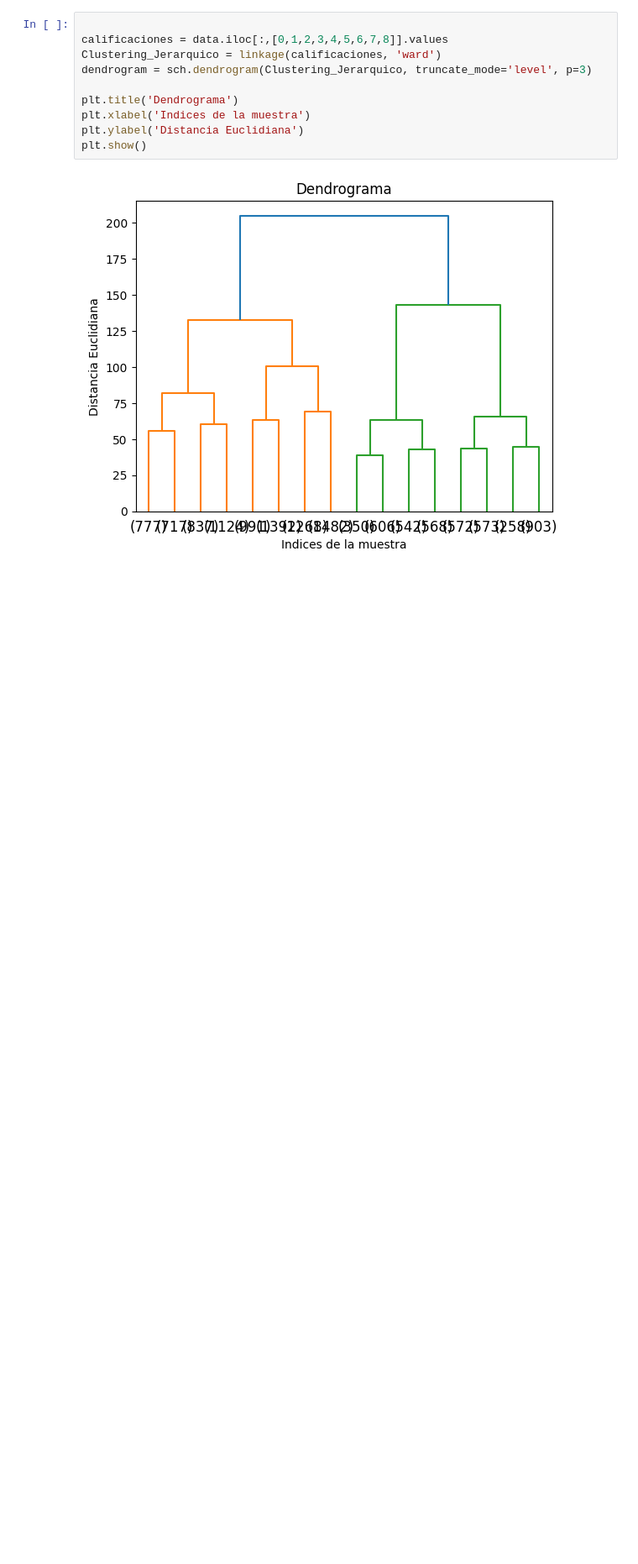
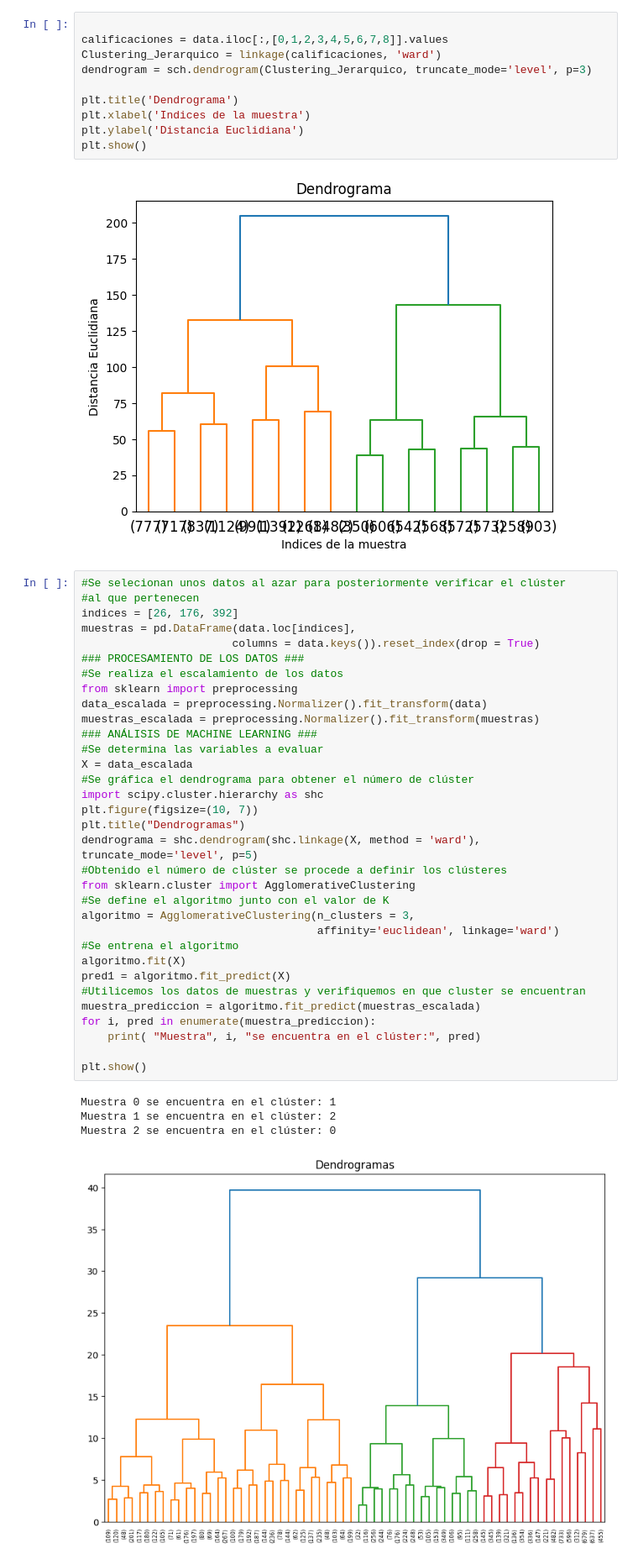
Before and after one commit to PilarAriasVazquez/L4, a Jupyter notebook: Untitled6.ipynb, the cells around one changed output. Shown at 84% size. Cells and saved outputs as stored; diff of their text form; blank space fills up the shorter version.

```diff
--- a/Untitled6.ipynb
+++ b/Untitled6.ipynb
@@ -160,3 +160,41 @@ plt.ylabel('Distancia Euclidiana')
 plt.show()
 # %% [output]
 [figure]
+# %%
+#Se selecionan unos datos al azar para posteriormente verificar el clúster
+#al que pertenecen
+indices = [26, 176, 392]
+muestras = pd.DataFrame(data.loc[indices],
+                       columns = data.keys()).reset_index(drop = True)
+### PROCESAMIENTO DE LOS DATOS ###
+#Se realiza el escalamiento de los datos
+from sklearn import preprocessing
+data_escalada = preprocessing.Normalizer().fit_transform(data)
+muestras_escalada = preprocessing.Normalizer().fit_transform(muestras)
+### ANÁLISIS DE MACHINE LEARNING ###
+#Se determina las variables a evaluar
+X = data_escalada
+#Se gráfica el dendrograma para obtener el número de clúster
+import scipy.cluster.hierarchy as shc
+plt.figure(figsize=(10, 7))
+plt.title("Dendrogramas")
+dendrograma = shc.dendrogram(shc.linkage(X, method = 'ward'), truncate_mode='level', p=5)
+#Obtenido el número de clúster se procede a definir los clústeres
+from sklearn.cluster import AgglomerativeClustering
+#Se define el algoritmo junto con el valor de K
+algoritmo = AgglomerativeClustering(n_clusters = 3,
+                                    affinity='euclidean', linkage='ward')
+#Se entrena el algoritmo
+algoritmo.fit(X)
+pred1 = algoritmo.fit_predict(X)
+#Utilicemos los datos de muestras y verifiquemos en que cluster se encuentran
+muestra_prediccion = algoritmo.fit_predict(muestras_escalada)
+for i, pred in enumerate(muestra_prediccion):
+    print( "Muestra", i, "se encuentra en el clúster:", pred)
+
+plt.show()
+# %% [output]
+Muestra 0 se encuentra en el clúster: 1
+Muestra 1 se encuentra en el clúster: 2
+Muestra 2 se encuentra en el clúster: 0
+[figure, added]
```
Also changed, not shown: parts of 6 cells of this notebook.
